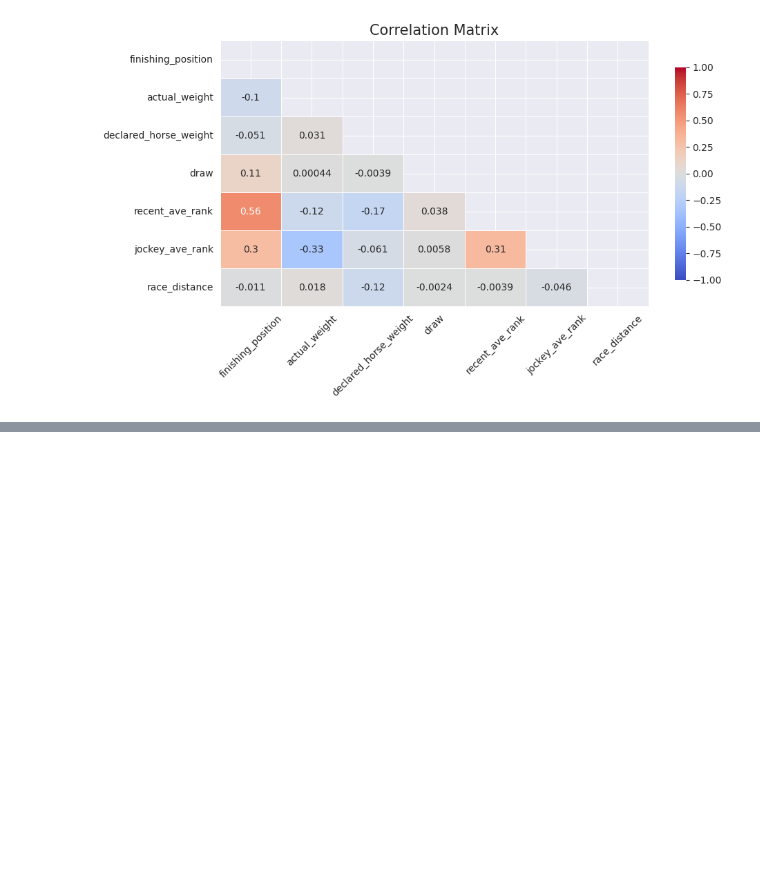
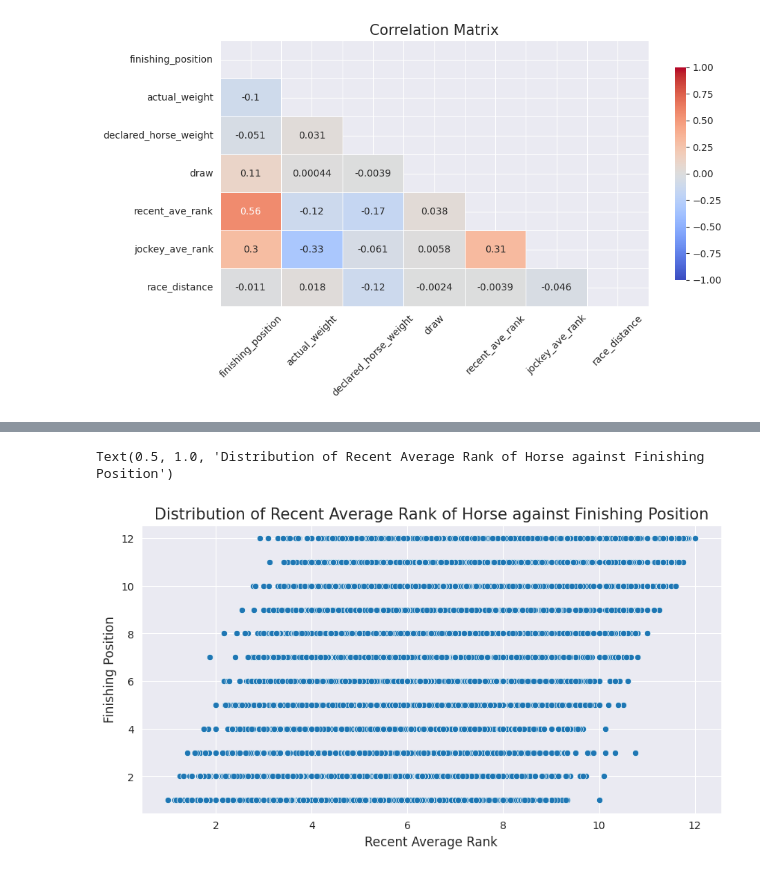
Before and after one commit to vaibhavthapli/Horse_race_big_data_derby_2022, a Jupyter notebook: advance_eda.ipynb, the cells around one changed output, grey strips where cells are left out. Saved outputs shown, nothing was run; the diff lists cells and outputs as text; code cells hidden in the pictures; blank space fills up the shorter version.

```diff
--- a/advance_eda.ipynb
+++ b/advance_eda.ipynb
@@ -216,0 +227,10 @@ There are 98 jockeys in the dataset.
+# %%
+# Plot the recent average rank of each horse against finishing position
+plt.figure(figsize=(10, 5))
+sns.scatterplot(x=df['recent_ave_rank'], y=df['finishing_position'])
+plt.xlabel('Recent Average Rank', fontsize=12)
+plt.ylabel('Finishing Position', fontsize=12)
+plt.title('Distribution of Recent Average Rank of Horse against Finishing Position', fontsize=15)
+# %% [output]
+Text(0.5, 1.0, 'Distribution of Recent Average Rank of Horse against Finishing Position')
+[figure, added]
```
Also changed, not shown: parts of 4 cells of this notebook.
